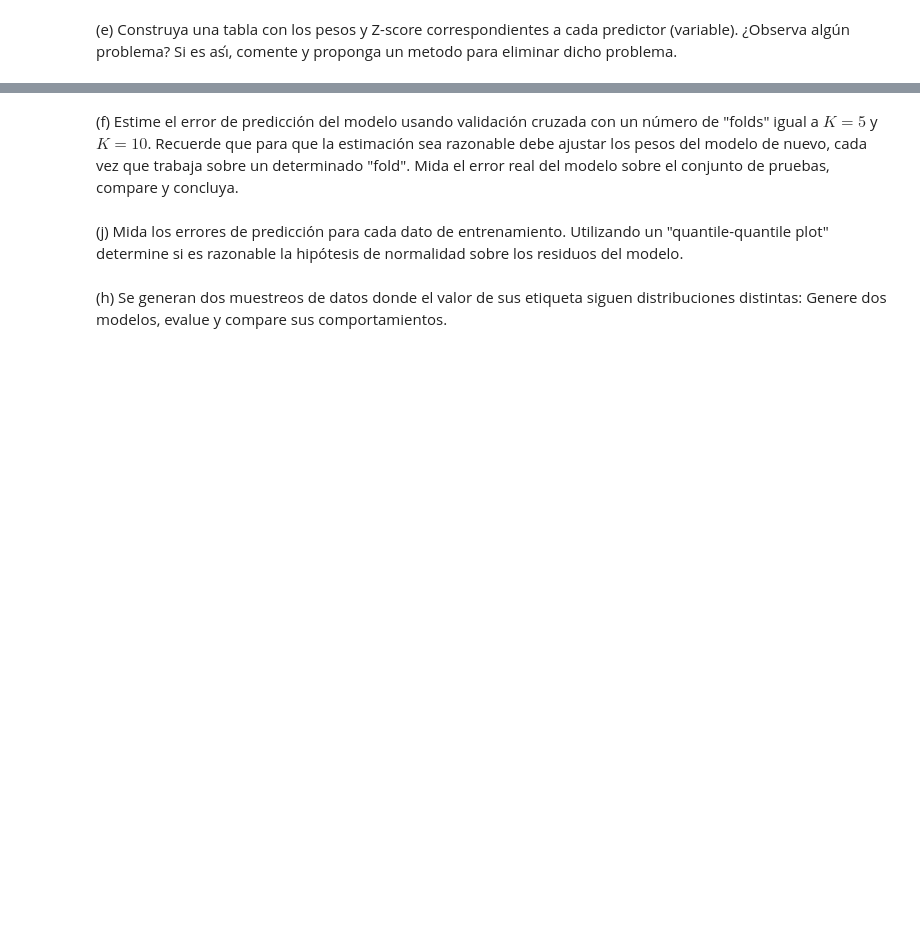
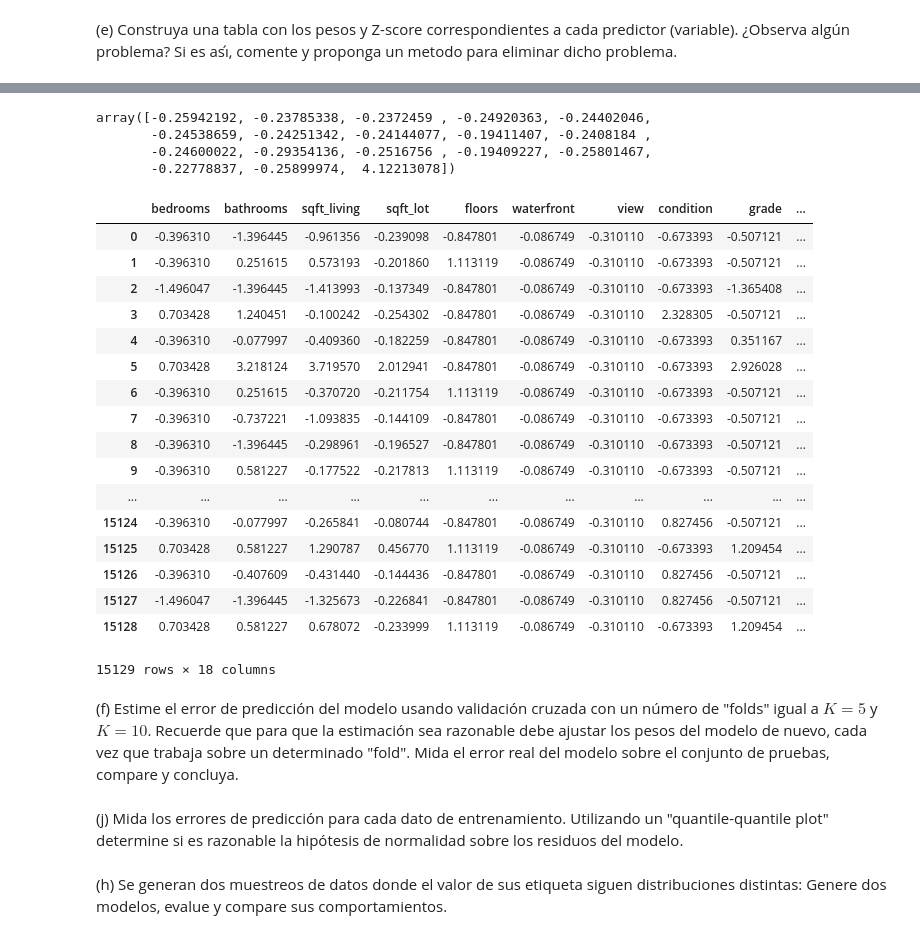
Before and after one commit to dsanmartin/INF578-HW, a Jupyter notebook: 1/Tarea1-ML.ipynb, the cells around one changed output, grey strips where cells are left out. Saved outputs shown, nothing was run; the diff lists cells and outputs as text; code cells hidden in the pictures; blank space fills up the shorter version.

```diff
--- a/1/Tarea1-ML.ipynb
+++ b/1/Tarea1-ML.ipynb
@@ -81,3 +121,35 @@ LinearRegression(copy_X=True, fit_intercept=False, n_jobs=1, normalize=False)
+# %%
+from scipy import stats
+
+stats.zscore(linreg.coef_)
+# %% [output]
+array([-0.25942192, -0.23785338, -0.2372459 , -0.24920363, -0.24402046,
+       -0.24538659, -0.24251342, -0.24144077, -0.19411407, -0.2408184 ,
+       -0.24600022, -0.29354136, -0.2516756 , -0.19409227, -0.25801467,
+       -0.22778837, -0.25899974,  4.12213078])
+# %%
+from scipy.stats import zscore
+
+Xtrain.apply(zscore)
+# %% [output]
+|  | bedrooms | bathrooms | sqft_living | sqft_lot | floors | waterfront | view | condition | grade | ... |
+| 0 | -0.396310 | -1.396445 | -0.961356 | -0.239098 | -0.847801 | -0.086749 | -0.310110 | -0.673393 | -0.507121 | ... |
+| 1 | -0.396310 | 0.251615 | 0.573193 | -0.201860 | 1.113119 | -0.086749 | -0.310110 | -0.673393 | -0.507121 | ... |
+| 2 | -1.496047 | -1.396445 | -1.413993 | -0.137349 | -0.847801 | -0.086749 | -0.310110 | -0.673393 | -1.365408 | ... |
+| 3 | 0.703428 | 1.240451 | -0.100242 | -0.254302 | -0.847801 | -0.086749 | -0.310110 | 2.328305 | -0.507121 | ... |
+| 4 | -0.396310 | -0.077997 | -0.409360 | -0.182259 | -0.847801 | -0.086749 | -0.310110 | -0.673393 | 0.351167 | ... |
+| 5 | 0.703428 | 3.218124 | 3.719570 | 2.012941 | -0.847801 | -0.086749 | -0.310110 | -0.673393 | 2.926028 | ... |
+| 6 | -0.396310 | 0.251615 | -0.370720 | -0.211754 | 1.113119 | -0.086749 | -0.310110 | -0.673393 | -0.507121 | ... |
+| 7 | -0.396310 | -0.737221 | -1.093835 | -0.144109 | -0.847801 | -0.086749 | -0.310110 | -0.673393 | -0.507121 | ... |
+| 8 | -0.396310 | -1.396445 | -0.298961 | -0.196527 | -0.847801 | -0.086749 | -0.310110 | -0.673393 | -0.507121 | ... |
+| 9 | -0.396310 | 0.581227 | -0.177522 | -0.217813 | 1.113119 | -0.086749 | -0.310110 | -0.673393 | -0.507121 | ... |
+| ... | ... | ... | ... | ... | ... | ... | ... | ... | ... | ... |
+| 15124 | -0.396310 | -0.077997 | -0.265841 | -0.080744 | -0.847801 | -0.086749 | -0.310110 | 0.827456 | -0.507121 | ... |
+| 15125 | 0.703428 | 0.581227 | 1.290787 | 0.456770 | 1.113119 | -0.086749 | -0.310110 | -0.673393 | 1.209454 | ... |
+| 15126 | -0.396310 | -0.407609 | -0.431440 | -0.144436 | -0.847801 | -0.086749 | -0.310110 | 0.827456 | -0.507121 | ... |
+| 15127 | -1.496047 | -1.396445 | -1.325673 | -0.226841 | -0.847801 | -0.086749 | -0.310110 | 0.827456 | -0.507121 | ... |
+| 15128 | 0.703428 | 0.581227 | 0.678072 | -0.233999 | 1.113119 | -0.086749 | -0.310110 | -0.673393 | 1.209454 | ... |
+15129 rows × 18 columns
 # %%
 # do it yourself :-)
 # %% [markdown]
```
Also changed, not shown: parts of 6 cells of this notebook, 1 other file.
